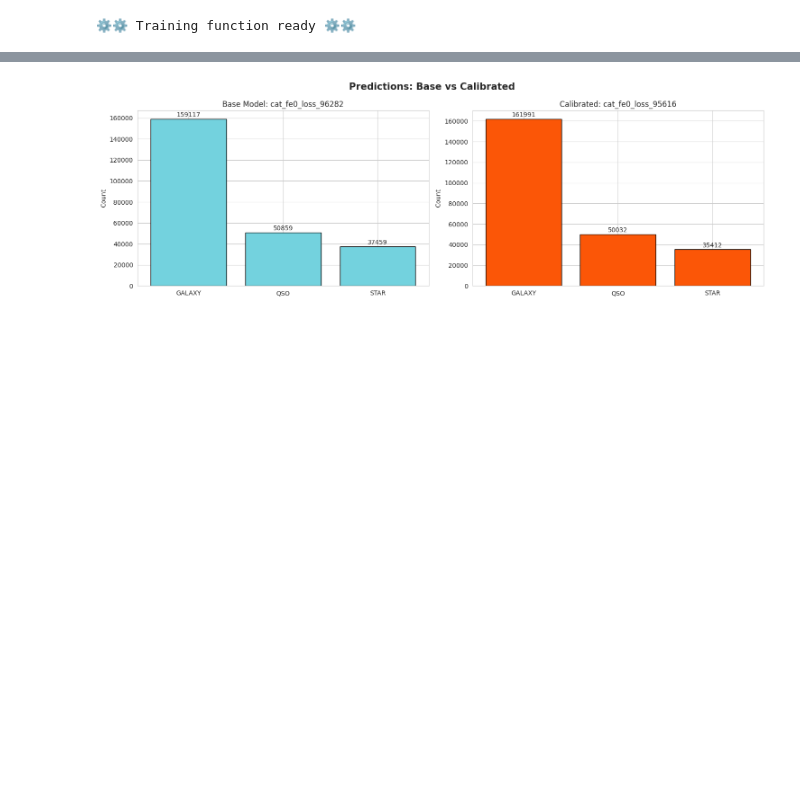
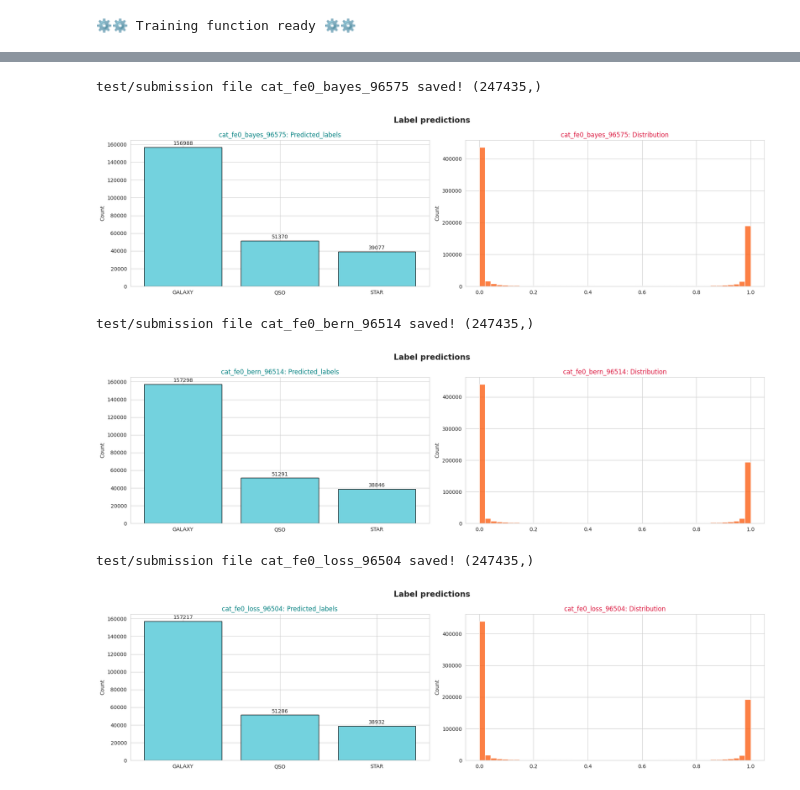
Before and after one commit to coded-sly/ps6e6-Stellar-Class, a Jupyter notebook: ps6e6-cat-calibrated-stellar.ipynb, the cells around one changed output, grey strips where cells are left out. Drawn from its saved outputs; the diff is of its cells as text; code cells hidden in the pictures; blank space fills up the shorter version.

```diff
--- a/ps6e6-cat-calibrated-stellar.ipynb
+++ b/ps6e6-cat-calibrated-stellar.ipynb
@@ -1745,22 +1680,41 @@ Submission calib TEST file saved! (247435,)
-# %%
-class_names = [k for k in mapping.keys()]
-fig, axes = plt.subplots(1, 2, figsize=(15, 5))
-
-for ax, preds, title, color in [
-    (axes[0], base_preds, f'Base Model: {base_n_1}', '#73D2DE'),
-    (axes[1], calib_preds, f'Calibrated: {cal_n_1}', '#FB5607'),
-]:
-    counts = [np.sum(preds == i) for i in range(len(np.unique(base_preds)))]
-    ax.bar(class_names, counts, color=color, edgecolor='k')
-    ax.set_title(title)
-    ax.set_ylabel('Count')
-
-    for i, c in enumerate(counts):
-        ax.text(i, c + 2000, str(c), ha='center', fontsize=10)
-
-plt.suptitle('Predictions: Base vs Calibrated', fontsize=15, fontweight='semibold')
-
-plt.tight_layout()
-plt.show()
-# %% [output]
-[figure, removed]
+# %%
+## -- Get TEST predictions/submission --
+model_results = {}
+
+for i, (k, v) in enumerate(all_model_predictions.items()):
+    for j, (x, y) in enumerate(v.items()):
+        if x == 'test_preds':
+            n_1 = f"{k}_{str([*all_model_scores.values()][i]).split('.')[1]}"
+            np.save(f"test_{n_1}_.npy", y)
+            _preds = np.argmax(y, axis=1)
+            submit[TARGET] = pd.Series(_preds).map(r_mapping)
+            submit.to_csv(f'submit_{n_1}.csv', index=False)
+            print(f'test/submission file {n_1} saved! {_preds.shape}')
+
+            model_results[n_1] = submit[TARGET]
+
+            ## --- Plot predictions ----
+            counts = [np.sum(_preds == _) for _ in range(len(np.unique(_preds)))]
+
+            fig, axs = plt.subplots(1, 2, figsize=(18, 5))
+            axs[0].bar([*mapping.keys()], counts, color='#73D2DE', edgecolor='k')
+            axs[0].set_title(f"{n_1}: Predicted_labels", color='teal')
+            axs[0].set_ylabel('Count')
+
+            for i, c in enumerate(counts):
+                axs[0].text(i, c+2500, str(c), ha='center', fontsize=10)
+
+            sns.histplot(y.ravel(), ax=axs[1], color='#FB5607')
+            axs[1].set_title(f"{n_1}: Distribution", color='crimson')
+
+            plt.suptitle('Label predictions', fontsize=15, fontweight='semibold')
+            plt.tight_layout()
+            plt.show()
+            print()
+# %% [output]
+test/submission file cat_fe0_bayes_96575 saved! (247435,)
+[figure, added]
+test/submission file cat_fe0_bern_96514 saved! (247435,)
+[figure, added]
+test/submission file cat_fe0_loss_96504 saved! (247435,)
+[figure, added]
```
Also changed, not shown: parts of 26 cells of this notebook.
